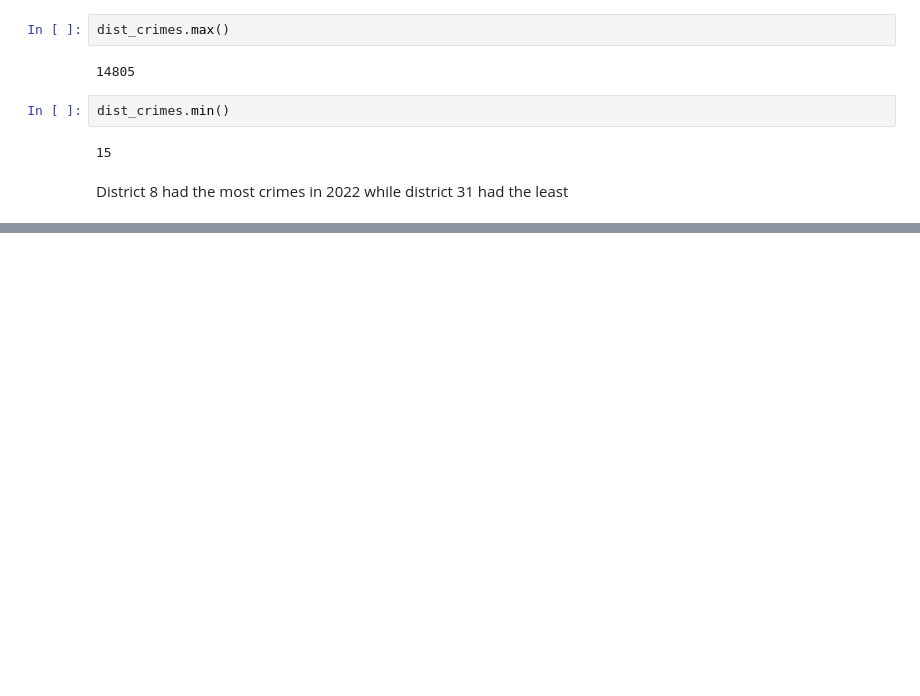
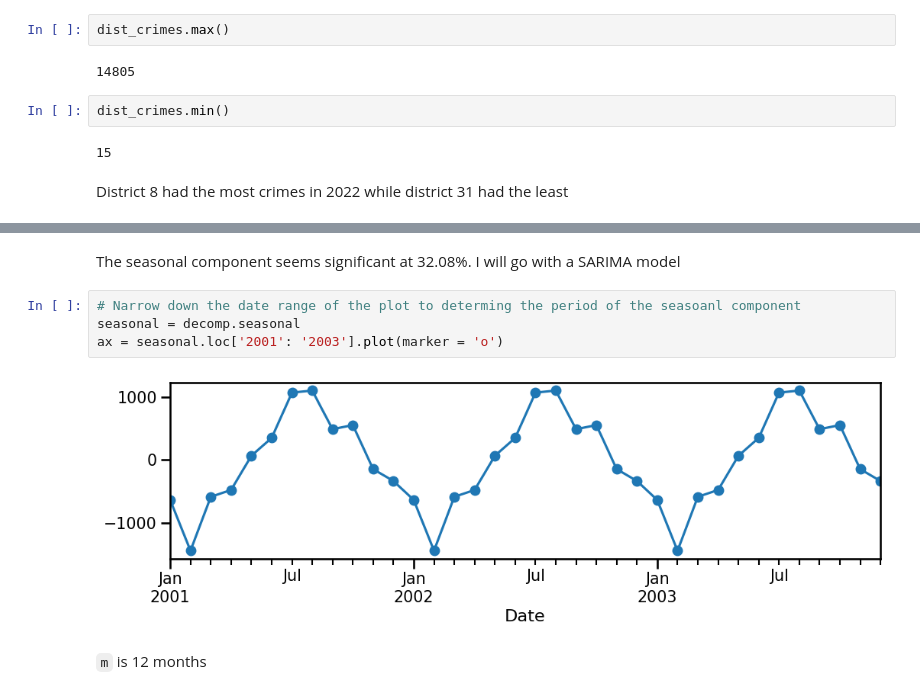
Before and after one commit to lkivumbi/Project-3, a Jupyter notebook: Project_3.ipynb, the cells around one changed output, grey strips where cells are left out. Drawn from its saved outputs; the diff is of its cells as text; blank space fills up the shorter version.

```diff
--- a/Project_3.ipynb
+++ b/Project_3.ipynb
@@ -608,0 +846,10 @@ District 8 had the most crimes in 2022 while district 31 had the least
+# %% [markdown]
+The seasonal component seems significant at 32.08%. I will go with a SARIMA model
+# %%
+# Narrow down the date range of the plot to determing the period of the seasoanl component
+seasonal = decomp.seasonal
+ax = seasonal.loc['2001': '2003'].plot(marker = 'o')
+# %% [output]
+[figure, added]
+# %% [markdown]
+`m` is 12 months
```
Also changed, not shown: parts of 83 cells of this notebook.
